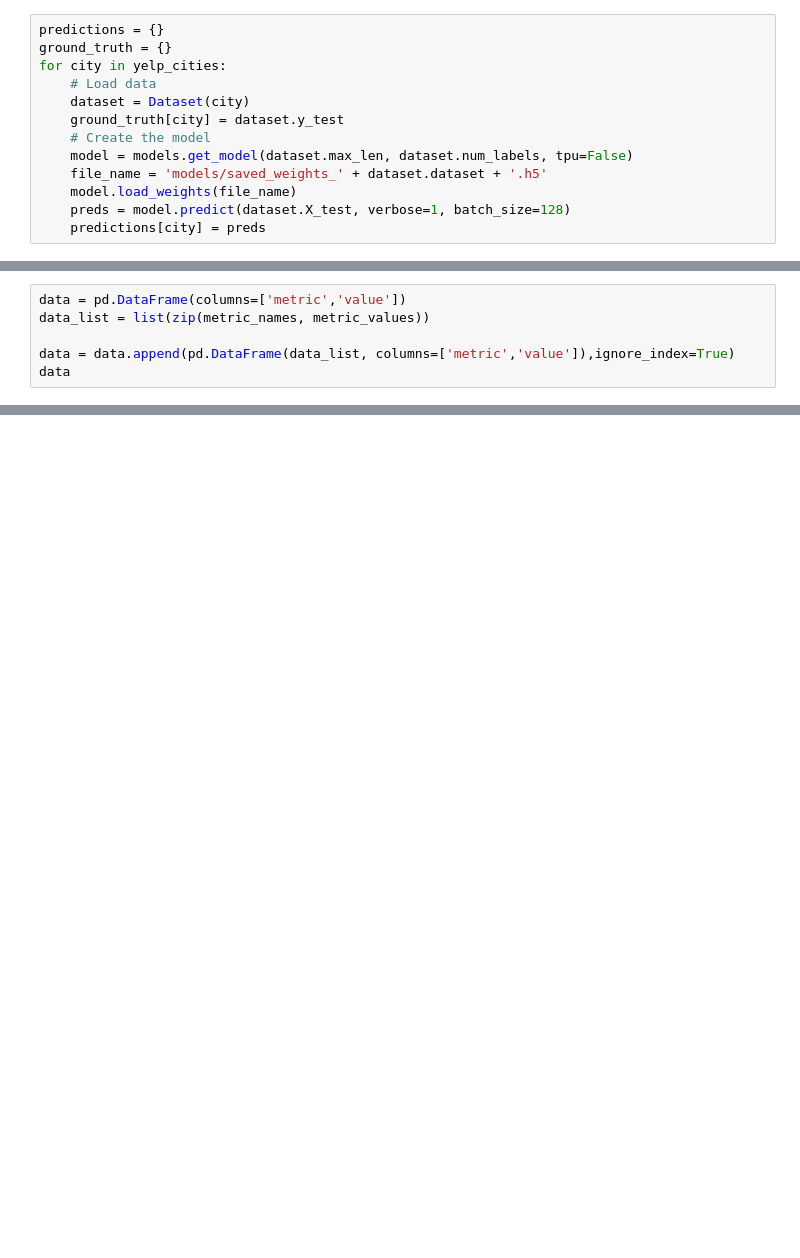
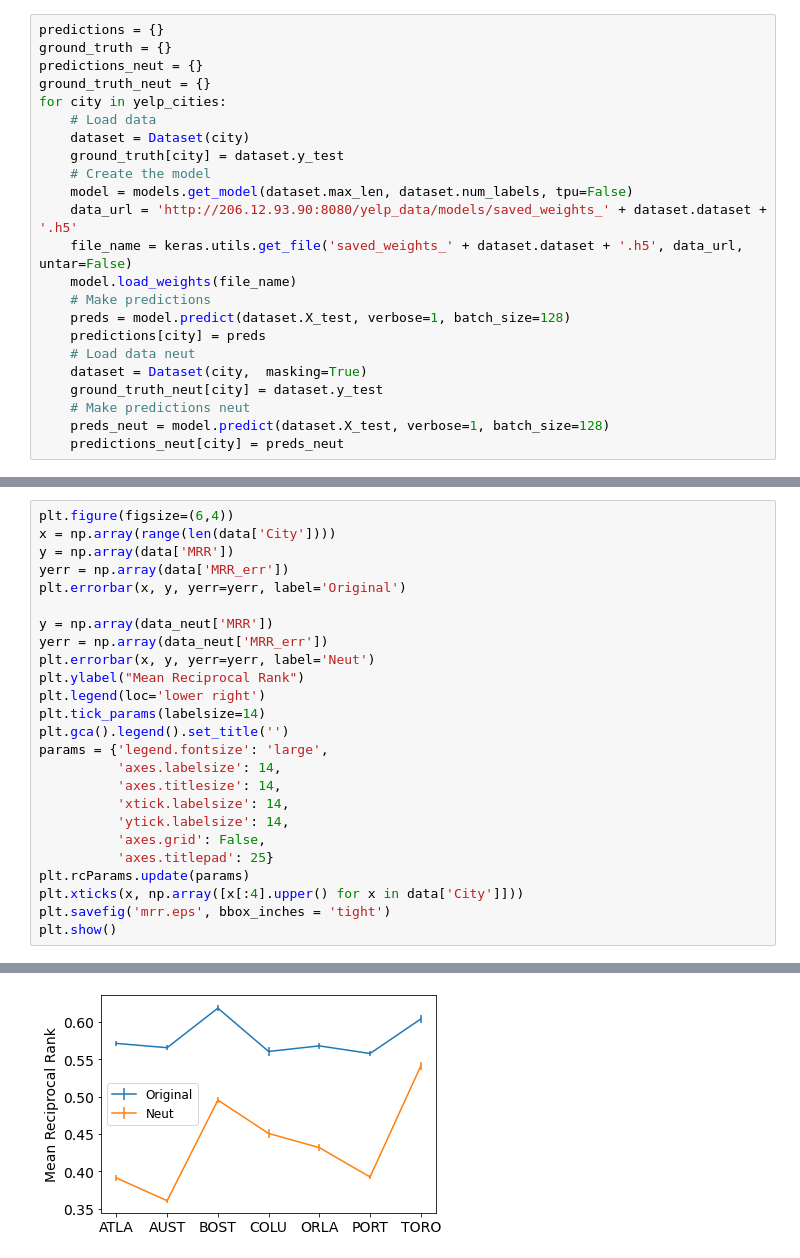
Before and after one commit to rbouadjenek/SIGIR22_LMRec, a Jupyter notebook: Analysis.ipynb, the cells around one changed output, grey strips where cells are left out. Cells and saved outputs as stored; diff of their text form; blank space fills up the shorter version.

```diff
--- a/Analysis.ipynb
+++ b/Analysis.ipynb
@@ -29,14 +44,24 @@ yelp_cities = [#'atlanta',
 # %%
 predictions = {}
 ground_truth = {}
+predictions_neut = {}
+ground_truth_neut = {}
 for city in yelp_cities:
     # Load data
     dataset = Dataset(city)
     ground_truth[city] = dataset.y_test
     # Create the model
     model = models.get_model(dataset.max_len, dataset.num_labels, tpu=False)
-    file_name = 'models/saved_weights_' + dataset.dataset + '.h5'
+    data_url = 'http://206.12.93.90:8080/yelp_data/models/saved_weights_' + dataset.dataset + '.h5'
+    file_name = keras.utils.get_file('saved_weights_' + dataset.dataset + '.h5', data_url, untar=False)
     model.load_weights(file_name)
+    # Make predictions
     preds = model.predict(dataset.X_test, verbose=1, batch_size=128)
     predictions[city] = preds
+    # Load data neut
+    dataset = Dataset(city,  masking=True)
+    ground_truth_neut[city] = dataset.y_test
+    # Make predictions neut
+    preds_neut = model.predict(dataset.X_test, verbose=1, batch_size=128)
+    predictions_neut[city] = preds_neut
 # %% [output]
@@ -119,6 +198,0 @@ metric_values = [precision_score, recall_score, f1_score, accuracy, mrr]
-# %%
-data = pd.DataFrame(columns=['metric','value'])
-data_list = list(zip(metric_names, metric_values))
-
-data = data.append(pd.DataFrame(data_list, columns=['metric','value']),ignore_index=True)
-data
@@ -338,0 +236,26 @@ plt.show()
+# %%
+plt.figure(figsize=(6,4))
+x = np.array(range(len(data['City'])))
+y = np.array(data['MRR'])
+yerr = np.array(data['MRR_err'])
+plt.errorbar(x, y, yerr=yerr, label='Original')
+
+y = np.array(data_neut['MRR'])
+yerr = np.array(data_neut['MRR_err'])
+plt.errorbar(x, y, yerr=yerr, label='Neut')
+plt.ylabel("Mean Reciprocal Rank")
+plt.legend(loc='lower right')
+plt.tick_params(labelsize=14)
+plt.gca().legend().set_title('')
+params = {'legend.fontsize': 'large',
+          'axes.labelsize': 14,
+          'axes.titlesize': 14,
+          'xtick.labelsize': 14,
+          'ytick.labelsize': 14,
+          'axes.grid': False,
+          'axes.titlepad': 25}
+plt.rcParams.update(params)
+plt.xticks(x, np.array([x[:4].upper() for x in data['City']]))
+plt.savefig('mrr.eps', bbox_inches = 'tight')
+plt.show()
+# %% [output]
@@ -338,0 +264 @@ plt.show()
+[figure, added]
```
Also changed, not shown: parts of 30 cells of this notebook.
